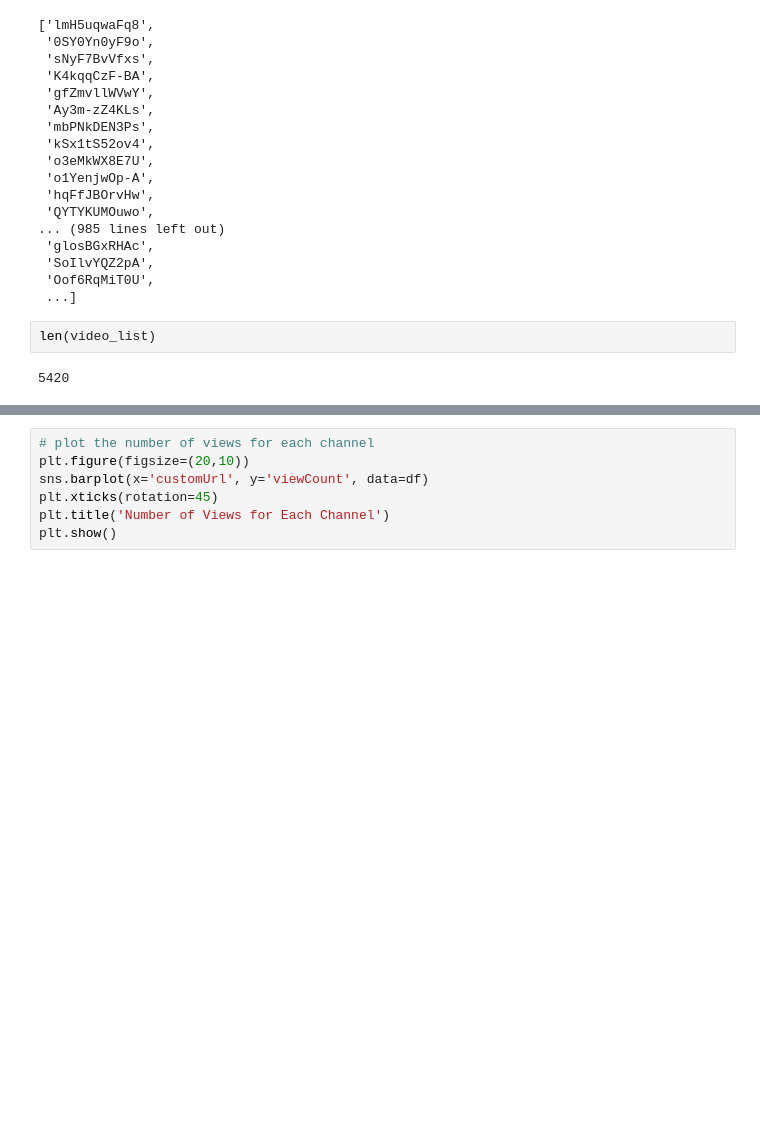
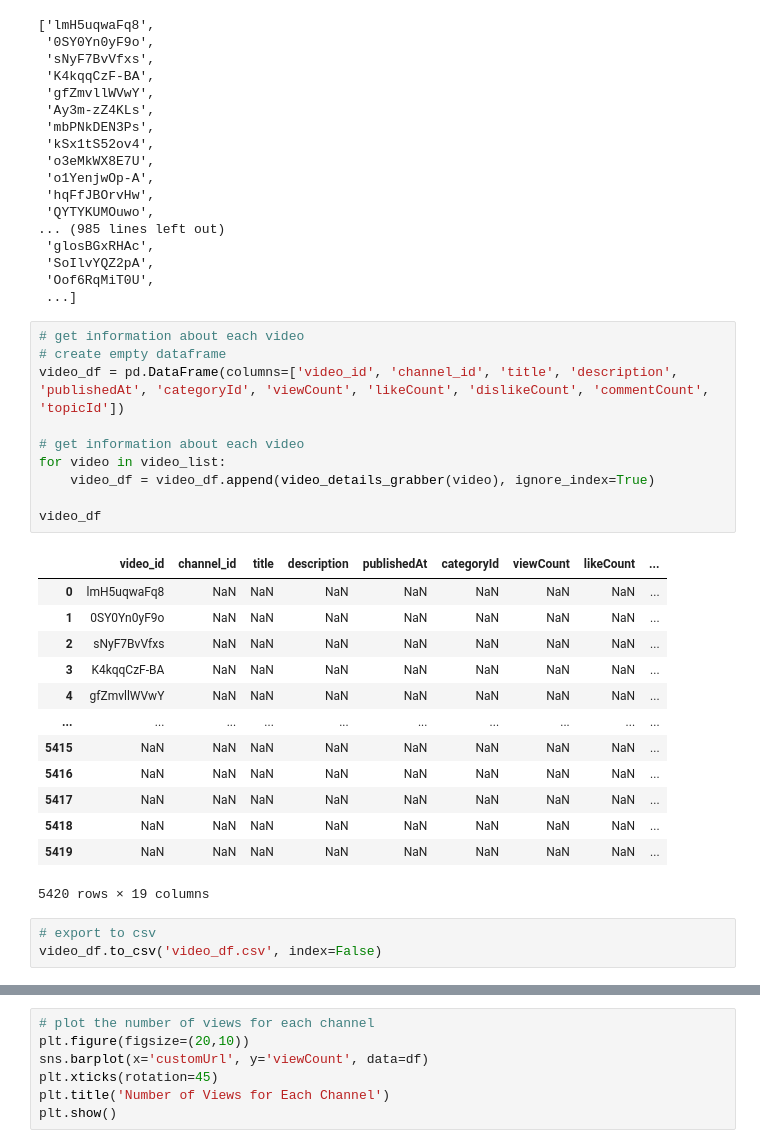
Before and after one commit to SNEHALDD/Youtube_Video_Analysis, a Jupyter notebook: yt_api_explorer.ipynb, the cells around one changed output, grey strips where cells are left out. Saved outputs shown, nothing was run; the diff lists cells and outputs as text; blank space fills up the shorter version.

```diff
--- a/yt_api_explorer.ipynb
+++ b/yt_api_explorer.ipynb
@@ -414,10 +441,33 @@ video_list
  'SoIlvYQZ2pA',
  'Oof6RqMiT0U',
  ...]
-# %%
-len(video_list)
-# %% [output]
-5420
+# %%
+# get information about each video
+# create empty dataframe
+video_df = pd.DataFrame(columns=['video_id', 'channel_id', 'title', 'description', 'publishedAt', 'categoryId', 'viewCount', 'likeCount', 'dislikeCount', 'commentCount', 'topicId'])
+
+# get information about each video
+for video in video_list:
+    video_df = video_df.append(video_details_grabber(video), ignore_index=True)
+
+video_df
+# %% [output]
+|  | video_id | channel_id | title | description | publishedAt | categoryId | viewCount | likeCount | ... |
+| 0 | lmH5uqwaFq8 | NaN | NaN | NaN | NaN | NaN | NaN | NaN | ... |
+| 1 | 0SY0Yn0yF9o | NaN | NaN | NaN | NaN | NaN | NaN | NaN | ... |
+| 2 | sNyF7BvVfxs | NaN | NaN | NaN | NaN | NaN | NaN | NaN | ... |
+| 3 | K4kqqCzF-BA | NaN | NaN | NaN | NaN | NaN | NaN | NaN | ... |
+| 4 | gfZmvllWVwY | NaN | NaN | NaN | NaN | NaN | NaN | NaN | ... |
+| ... | ... | ... | ... | ... | ... | ... | ... | ... | ... |
+| 5415 | NaN | NaN | NaN | NaN | NaN | NaN | NaN | NaN | ... |
+| 5416 | NaN | NaN | NaN | NaN | NaN | NaN | NaN | NaN | ... |
+| 5417 | NaN | NaN | NaN | NaN | NaN | NaN | NaN | NaN | ... |
+| 5418 | NaN | NaN | NaN | NaN | NaN | NaN | NaN | NaN | ... |
+| 5419 | NaN | NaN | NaN | NaN | NaN | NaN | NaN | NaN | ... |
+5420 rows × 19 columns
+# %%
+# export to csv
+video_df.to_csv('video_df.csv', index=False)
 # %%
 # import the csv file
 df = pd.read_csv('top_channels_df.csv')
```
Also changed, not shown: parts of 3 cells of this notebook, 12 other files.
